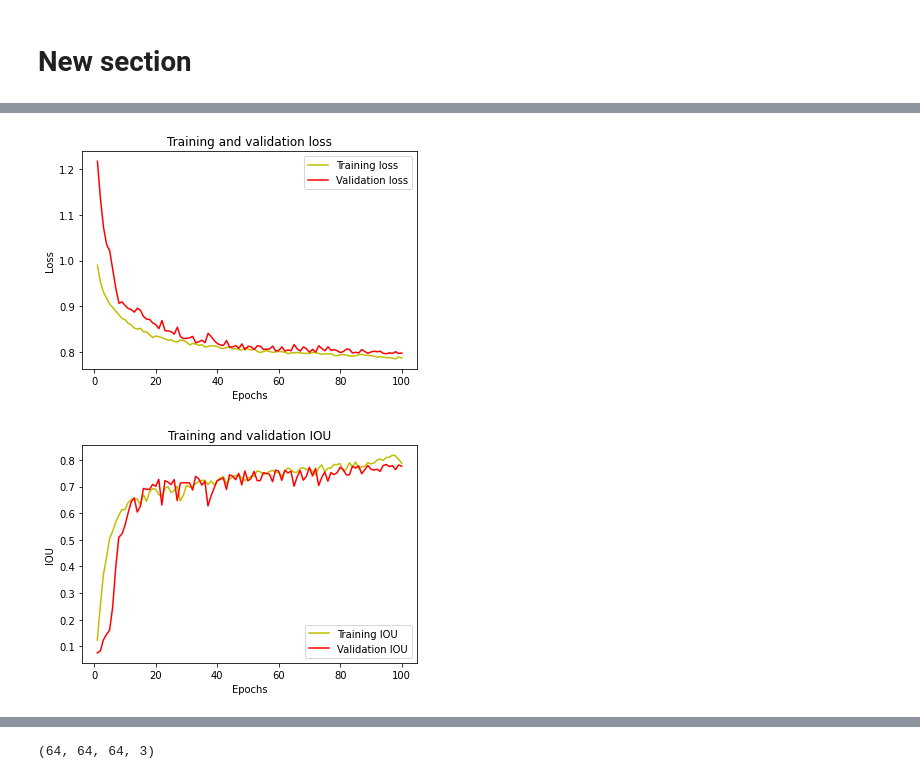
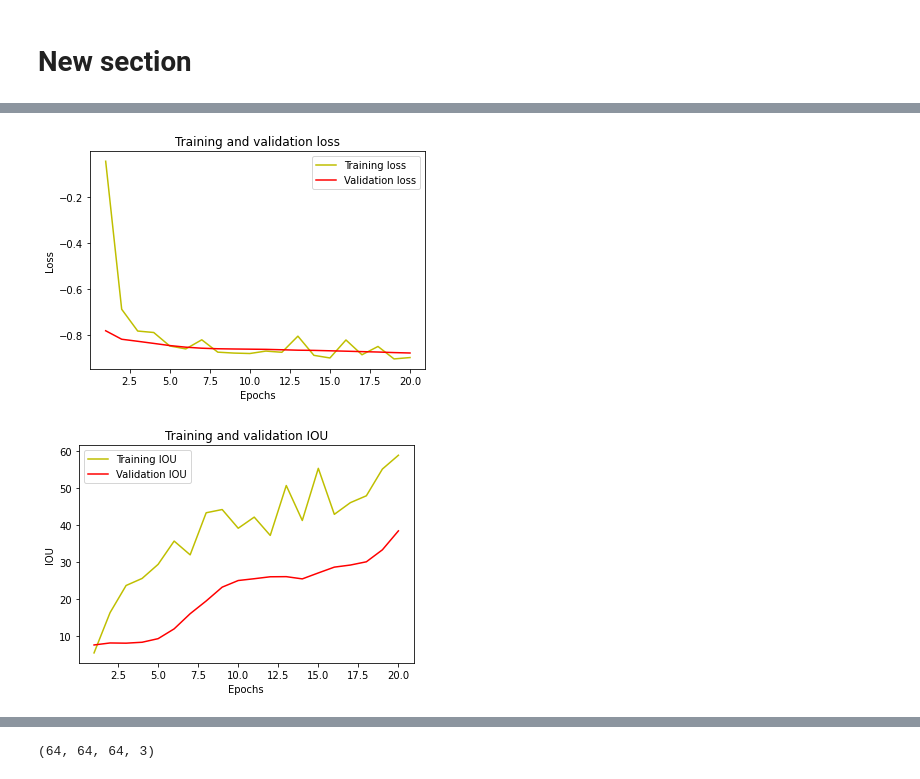
Before and after one commit to Bitasml/cs110-crapsgame, a Jupyter notebook: 3D_Segmentation_bita.ipynb, the cells around one changed output, grey strips where cells are left out. Cells and saved outputs as stored; diff of their text form; code cells hidden in the pictures.

```diff
--- a/3D_Segmentation_bita.ipynb
+++ b/3D_Segmentation_bita.ipynb
@@ -95,10 +95,12 @@ from sklearn.model_selection import train_test_split
 #Load input images and masks.
 #Here we load 256x256x256 pixel volume. We will break it into patches of 64x64x64 for training.
 image = io.imread('/content/drive/MyDrive/Colab Notebooks/data/256x256x256.tiff')
+image = image.astype('float')
 img_patches = patchify(image, (64, 64, 64), step=64)  #Step=64 for 64 patches means no overlap
 
 
 mask = io.imread('/content/drive/MyDrive/Colab Notebooks/data/256x256x256-mask.tif')
+mask = mask.astype('float')
 mask_patches = patchify(mask, (64, 64, 64), step=64)
 # %%
 print(image.shape)
@@ -210,7 +221,9 @@ model = sm.Unet(BACKBONE, classes= n_classes,
                 encoder_weights=encoder_weights,
                 activation=activation)
 
-model.compile(optimizer = optim, loss=total_loss, metrics=metrics)
+model.compile(optimizer = optim, loss=sm.losses.categorical_focal_dice_loss , metrics=metrics)
+
+#model.compile(optimizer=optim, loss=keras.losses.categorical_crossentropy, metrics=metrics)
 
 print(model.summary())
 # %% [output]
@@ -236,7 +249,7 @@ None
 history=model.fit(X_train_prep,
           y_train,
           batch_size=8,
-          epochs=50,
+          epochs=20,
           verbose=1,
           validation_data=(X_test_prep, y_test))
 # %% [output]
@@ -248,30 +276,37 @@ model.save('/content/drive/MyDrive/Colab Notebooks/data_for_3D_Unet/outputs.h5')
 # %%
 ###
 #plot the training and validation IoU and loss at each epoch
 loss = history.history['loss']
 val_loss = history.history['val_loss']
 epochs = range(1, len(loss) + 1)
 plt.plot(epochs, loss, 'y', label='Training loss')
 plt.plot(epochs, val_loss, 'r', label='Validation loss')
 plt.title('Training and validation loss')
 plt.xlabel('Epochs')
 plt.ylabel('Loss')
 plt.legend()
 plt.show()
 
-acc = history.history['iou_score']
-val_acc = history.history['val_iou_score']
+# loss=keras.losses.categorical_crossentropy
 
-plt.plot(epochs, acc, 'y', label='Training IOU')
-plt.plot(epochs, val_acc, 'r', label='Validation IOU')
+
+
+accuracy = history.history['iou_score']
+val_accuracy = history.history['val_iou_score']
+
+#acc = history.history['binary_accuracy']
+#val_acc = history.history['val_binary_accuracy']
+
+plt.plot(epochs, accuracy, 'y', label='Training IOU')
+plt.plot(epochs, val_accuracy, 'r', label='Validation IOU')
 plt.title('Training and validation IOU')
 plt.xlabel('Epochs')
 plt.ylabel('IOU')
 plt.legend()
 plt.show()
 # %% [output]
-[figure, old version]
+[figure, new version]
-[figure, old version]
+[figure, new version]
 # %%
 #Load the pretrained model for testing and predictions.
 from keras.models import load_model
```
Also changed, not shown: parts of 21 cells of this notebook.
